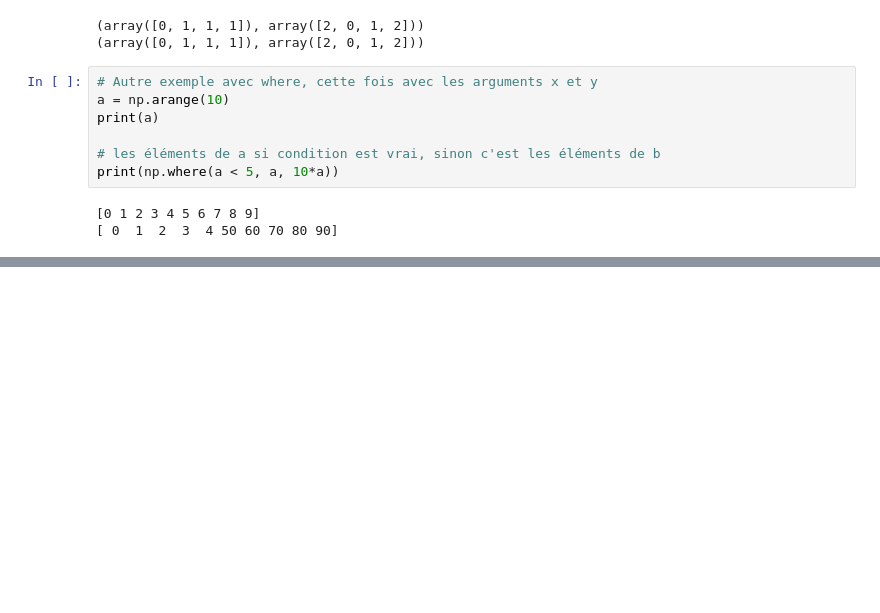
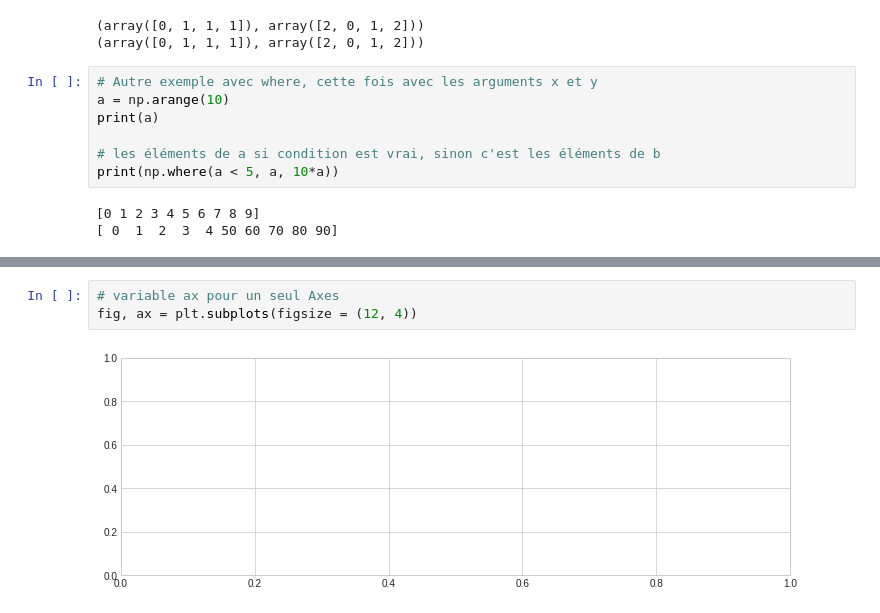
Before and after one commit to lelain/Notes_Python, a Jupyter notebook: Numpy_Matplotlib_Pandas.ipynb, the cells around one changed output, grey strips where cells are left out. Cells and saved outputs as stored; diff of their text form; blank space fills up the shorter version.

```diff
--- a/Numpy_Matplotlib_Pandas.ipynb
+++ b/Numpy_Matplotlib_Pandas.ipynb
@@ -685,0 +782,5 @@ print(np.where(a < 5, a, 10*a))
+# %%
+# variable ax pour un seul Axes
+fig, ax = plt.subplots(figsize = (12, 4))
+# %% [output]
+[figure, added]
```
Also changed, not shown: parts of 23 cells of this notebook.
